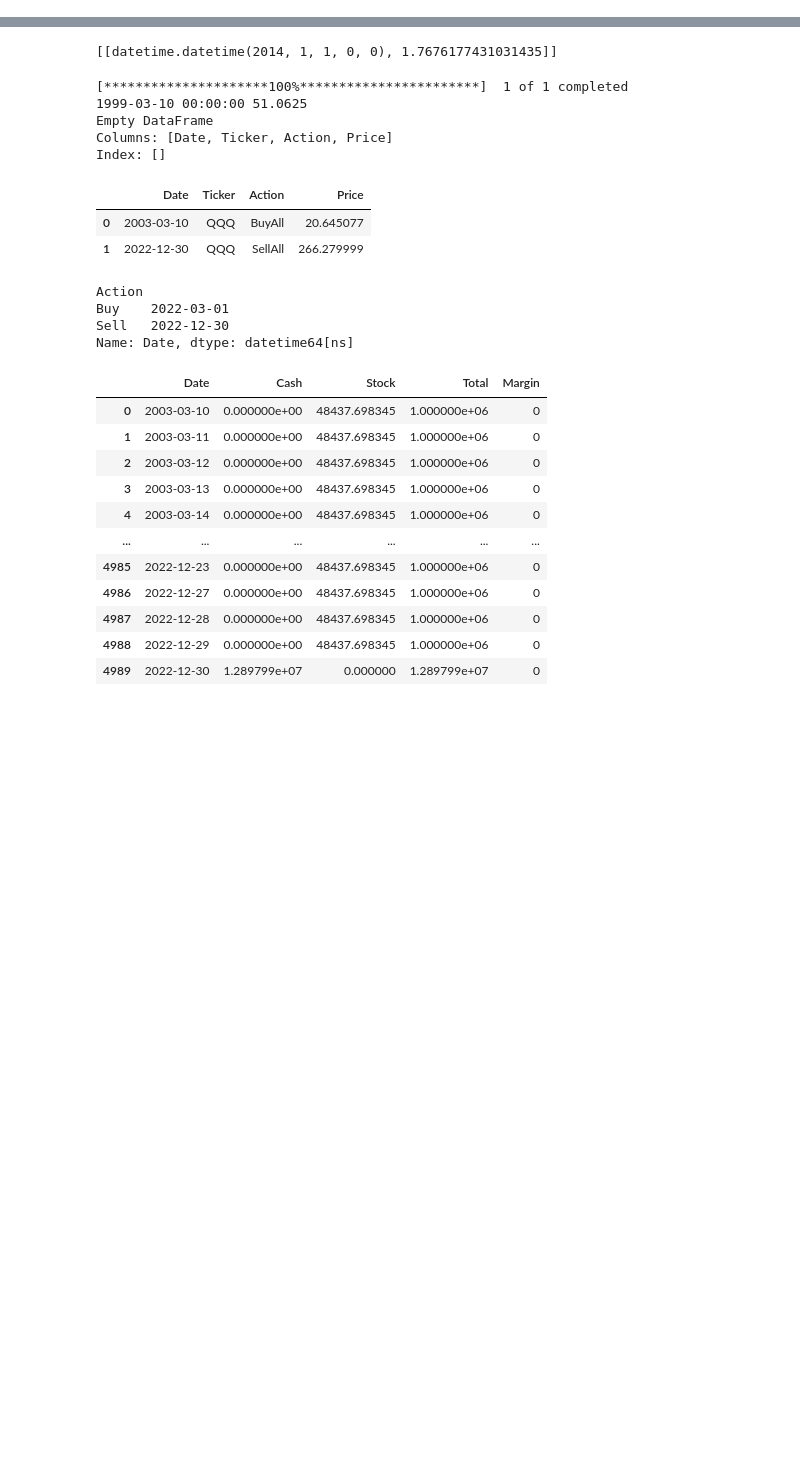
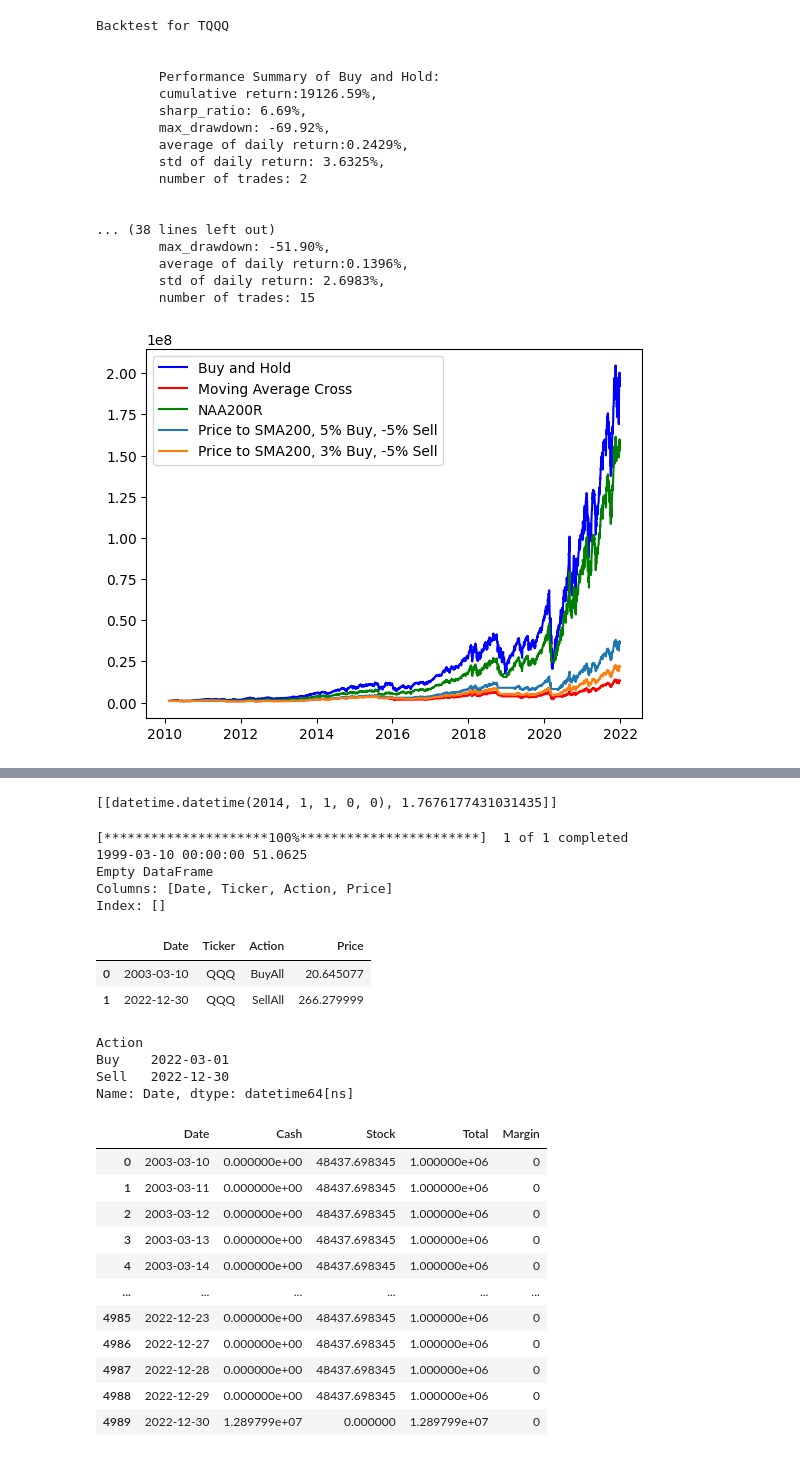
Before and after one commit to sylviawusyl/backtesting, a Jupyter notebook: Ab_test.ipynb, the cells around one changed output, grey strips where cells are left out. Saved outputs shown, nothing was run; the diff lists cells and outputs as text; code cells hidden in the pictures; blank space fills up the shorter version.

```diff
--- a/Ab_test.ipynb
+++ b/Ab_test.ipynb
@@ -92,0 +123,21 @@ qqq2.data['ShortMA'].plot()
+# %%
+backtestAll(tqqq, test_start, test_end)
+# %% [output]
+Backtest for TQQQ
+
+
+        Performance Summary of Buy and Hold:
+        cumulative return:19126.59%,
+        sharp_ratio: 6.69%,
+        max_drawdown: -69.92%,
+        average of daily return:0.2429%,
+        std of daily return: 3.6325%,
+        number of trades: 2
+
+
+... (38 lines left out)
+        max_drawdown: -51.90%,
+        average of daily return:0.1396%,
+        std of daily return: 2.6983%,
+        number of trades: 15
+[figure, added]
```
Also changed, not shown: parts of 12 cells of this notebook, 1 other file.
